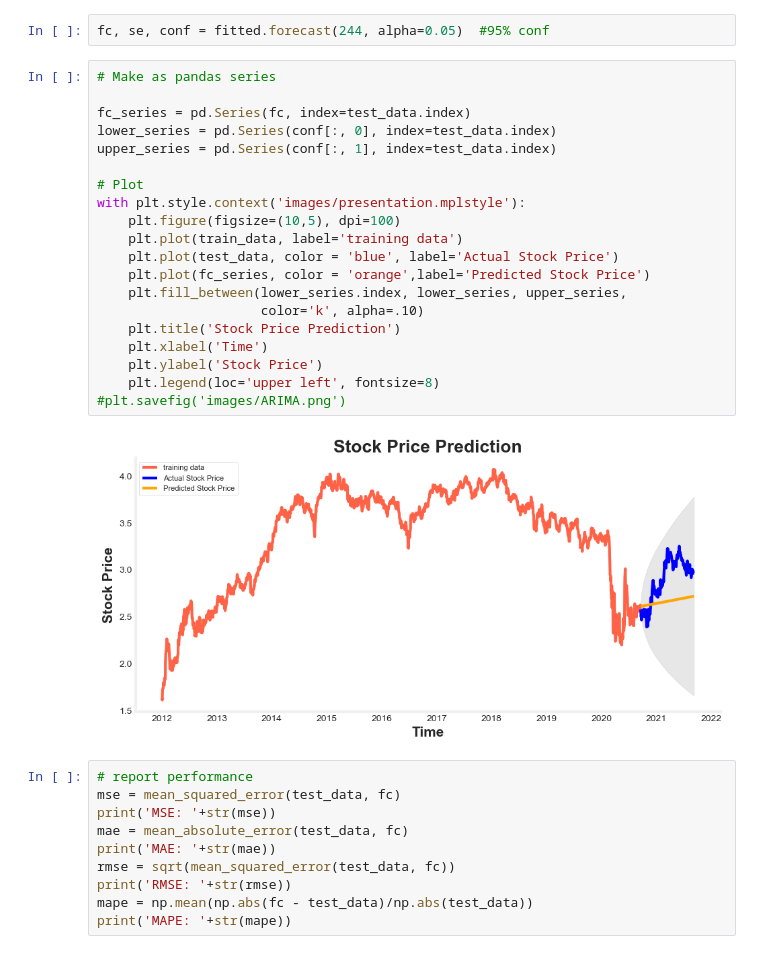
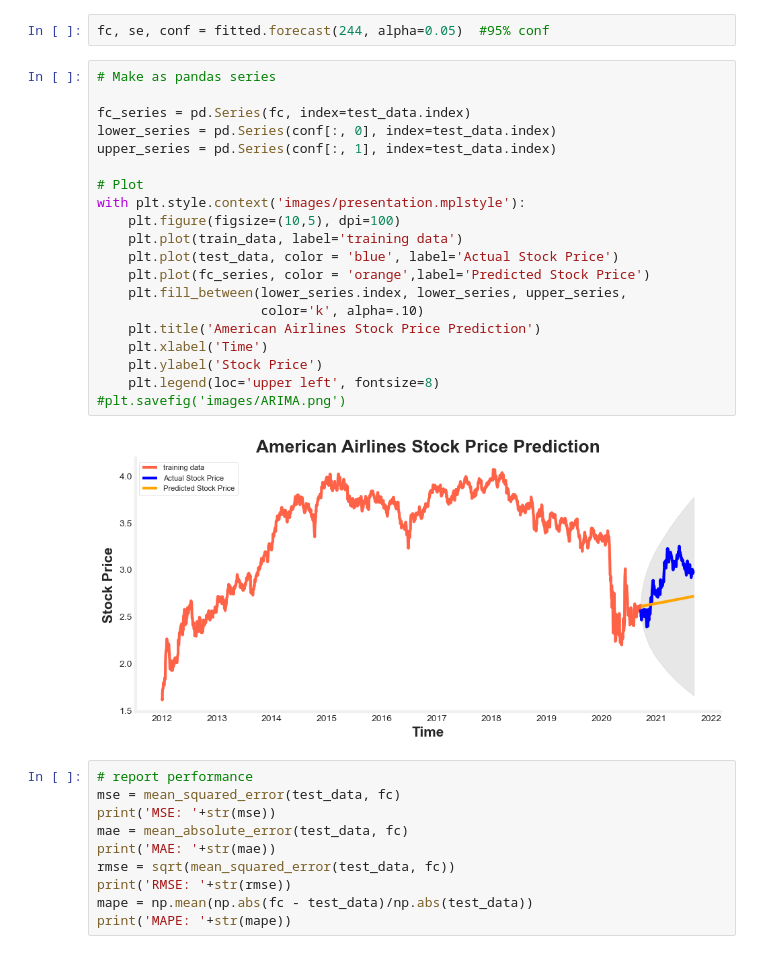
Before and after one commit to miazfryer/airlines_stocks, a Jupyter notebook: 02_ARIMA_SARIMA.ipynb, the cells around one changed output. Cells and saved outputs as stored; diff of their text form.

Commit message:
images

```diff
--- a/02_ARIMA_SARIMA.ipynb
+++ b/02_ARIMA_SARIMA.ipynb
@@ -230,25 +230,25 @@ fc, se, conf = fitted.forecast(244, alpha=0.05)  #95% conf
 # %%
 # Make as pandas series
 
 fc_series = pd.Series(fc, index=test_data.index)
 lower_series = pd.Series(conf[:, 0], index=test_data.index)
 upper_series = pd.Series(conf[:, 1], index=test_data.index)
 
 # Plot
 with plt.style.context('images/presentation.mplstyle'):
     plt.figure(figsize=(10,5), dpi=100)
     plt.plot(train_data, label='training data')
     plt.plot(test_data, color = 'blue', label='Actual Stock Price')
     plt.plot(fc_series, color = 'orange',label='Predicted Stock Price')
     plt.fill_between(lower_series.index, lower_series, upper_series,
                      color='k', alpha=.10)
-    plt.title('Stock Price Prediction')
+    plt.title('American Airlines Stock Price Prediction')
     plt.xlabel('Time')
     plt.ylabel('Stock Price')
     plt.legend(loc='upper left', fontsize=8)
 #plt.savefig('images/ARIMA.png')
 # %% [output]
-[figure, old version]
+[figure, new version]
 # %%
 # report performance
 mse = mean_squared_error(test_data, fc)
```
Also changed, not shown: 2 other files.
